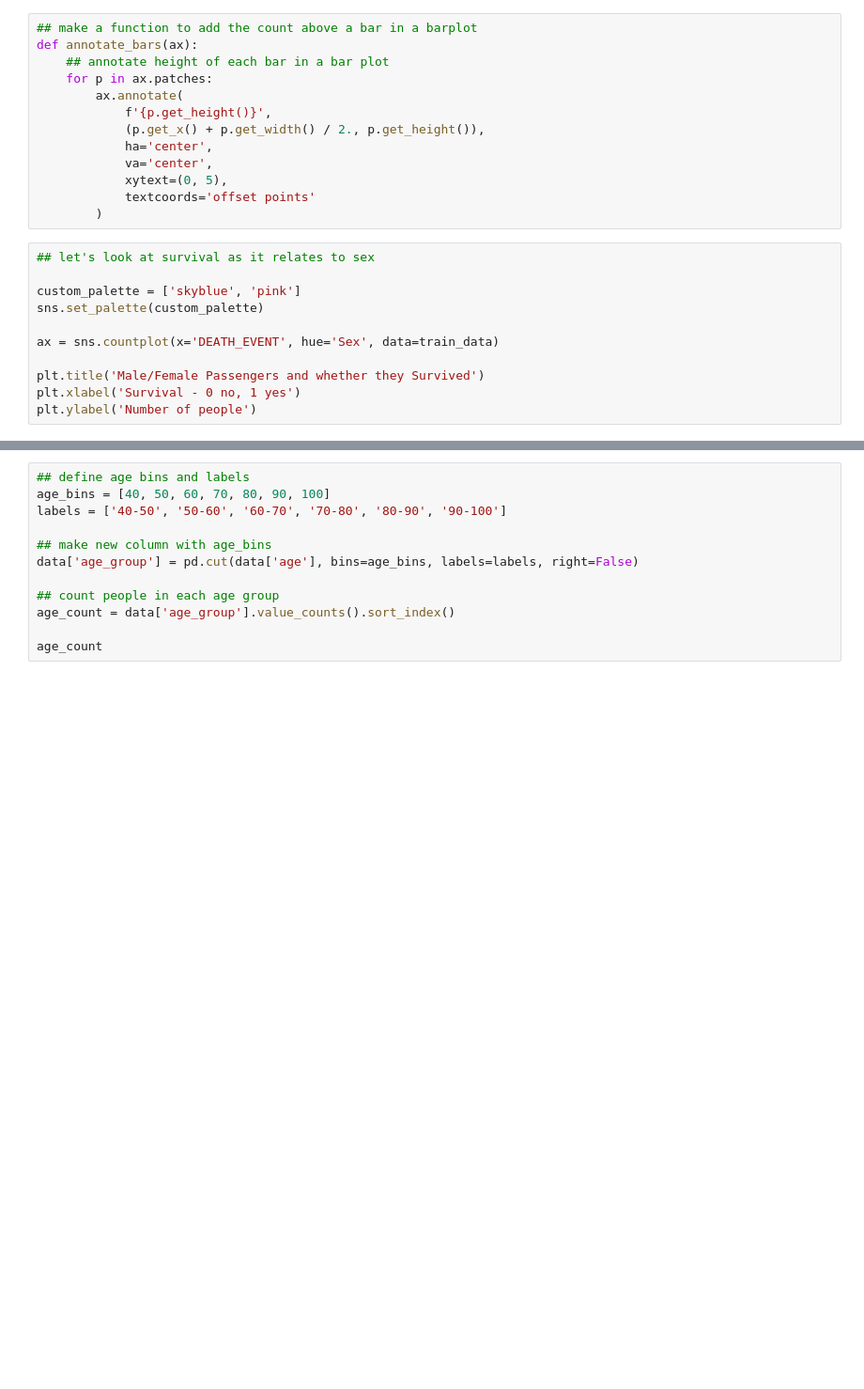
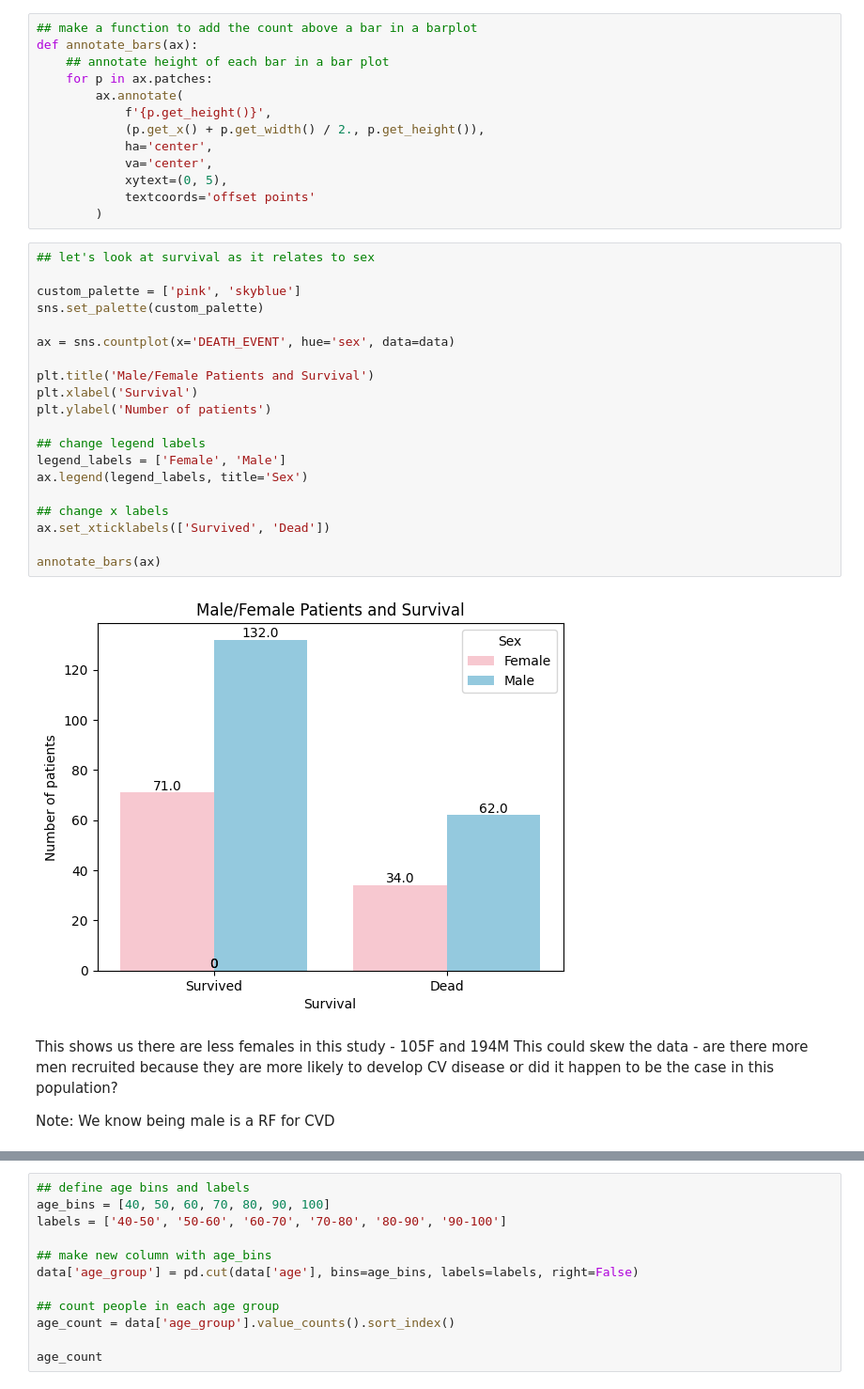
Before and after one commit to iresden/Assignment_8_CCF_Prediction, a Jupyter notebook: heartdisease.ipynb, the cells around one changed output, grey strips where cells are left out. Shown at 94% size. Saved outputs shown, nothing was run; the diff lists cells and outputs as text; blank space fills up the shorter version.

```diff
--- a/heartdisease.ipynb
+++ b/heartdisease.ipynb
@@ -112,11 +177,27 @@ def annotate_bars(ax):
 # %%
 ## let's look at survival as it relates to sex
 
-custom_palette = ['skyblue', 'pink']
+custom_palette = ['pink', 'skyblue']
 sns.set_palette(custom_palette)
 
-ax = sns.countplot(x='DEATH_EVENT', hue='Sex', data=train_data)
+ax = sns.countplot(x='DEATH_EVENT', hue='sex', data=data)
 
-plt.title('Male/Female Passengers and whether they Survived')
-plt.xlabel('Survival - 0 no, 1 yes')
-plt.ylabel('Number of people')
+plt.title('Male/Female Patients and Survival')
+plt.xlabel('Survival')
+plt.ylabel('Number of patients')
+
+## change legend labels
+legend_labels = ['Female', 'Male']
+ax.legend(legend_labels, title='Sex')
+
+## change x labels
+ax.set_xticklabels(['Survived', 'Dead'])
+
+annotate_bars(ax)
+# %% [output]
+[figure, added]
+# %% [markdown]
+This shows us there are less females in this study - 105F and 194M
+This could skew the data - are there more men recruited because they are more likely to develop CV disease or did it happen to be the case in this population?
+
+Note: We know being male is a RF for CVD
```
Also changed, not shown: parts of 89 cells of this notebook.
